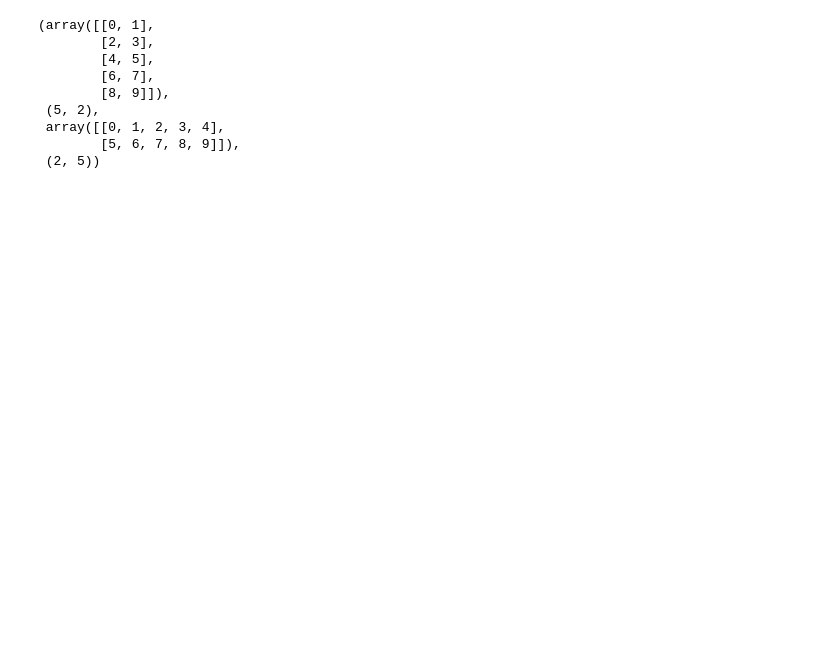
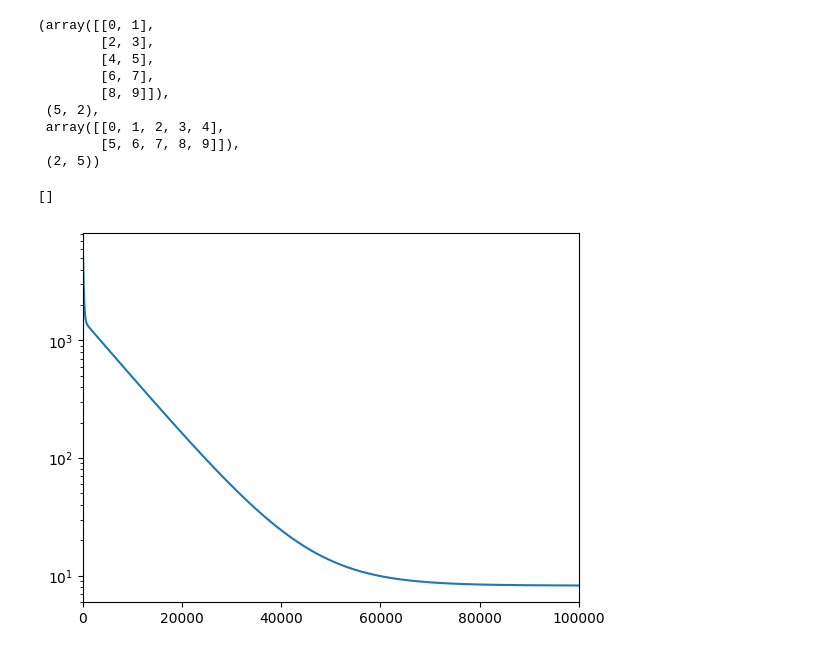
Before and after one commit to ben8169/Study, a Jupyter notebook: AI/tmp.ipynb, the cells around one changed output. Drawn from its saved outputs; the diff is of its cells as text; code cells hidden in the pictures; blank space fills up the shorter version.

```diff
--- a/AI/tmp.ipynb
+++ b/AI/tmp.ipynb
@@ -325,14 +323,18 @@ arr2, arr2.shape, arr3, arr3.shape
         [5, 6, 7, 8, 9]]),
  (2, 5))
 # %%
+training_idx = np.arange(epochs+1)
 # Training 상황에 대한 그래프 출력
 # plt.title("'Cost / Epochs' Graph")
 # plt.xlabel("Epochs")
 # plt.ylabel("Cost")
 plt.plot(training_idx, cost_graph)
 plt.xlim(0, epochs)
 # plt.grid(True)
 plt.semilogy()
 # plt.show()
+# %% [output]
+[]
+[figure, added]
 # %%
 #ex07
```
Also changed, not shown: parts of 2 cells of this notebook.
